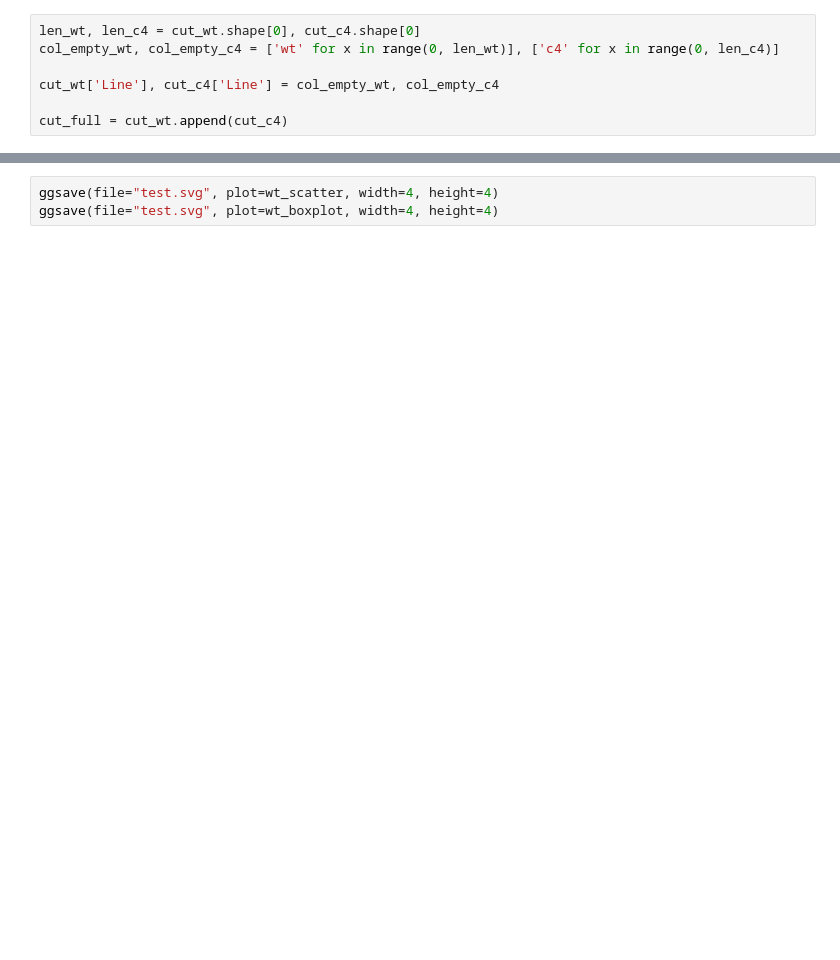
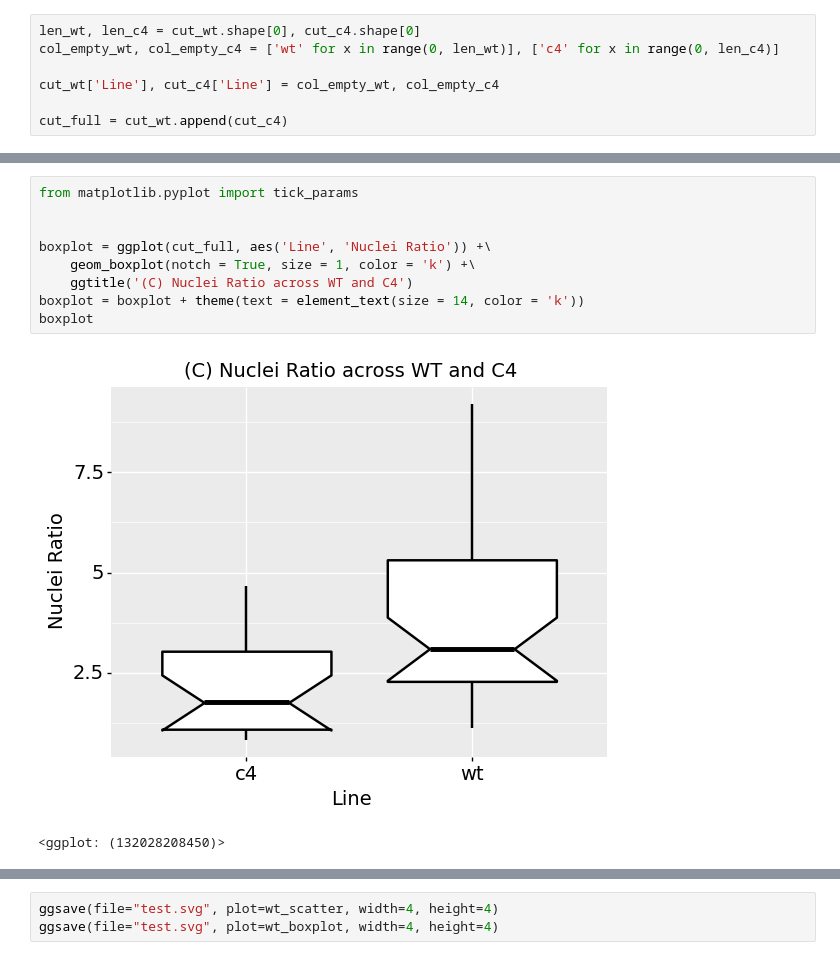
Before and after one commit to niightingale/bep_tools, a Jupyter notebook: fiji_analysis/models_X3.ipynb, the cells around one changed output, grey strips where cells are left out. Drawn from its saved outputs; the diff is of its cells as text; blank space fills up the shorter version.

```diff
--- a/fiji_analysis/models_X3.ipynb
+++ b/fiji_analysis/models_X3.ipynb
@@ -547,0 +569,12 @@ wt_boxplot
+# %%
+from matplotlib.pyplot import tick_params
+
+
+boxplot = ggplot(cut_full, aes('Line', 'Nuclei Ratio')) +\
+    geom_boxplot(notch = True, size = 1, color = 'k') +\
+    ggtitle('(C) Nuclei Ratio across WT and C4')
+boxplot = boxplot + theme(text = element_text(size = 14, color = 'k'))
+boxplot
+# %% [output]
+[figure, added]
+<ggplot: (132028208450)>
```
Also changed, not shown: parts of 8 cells of this notebook, 8 other files.
